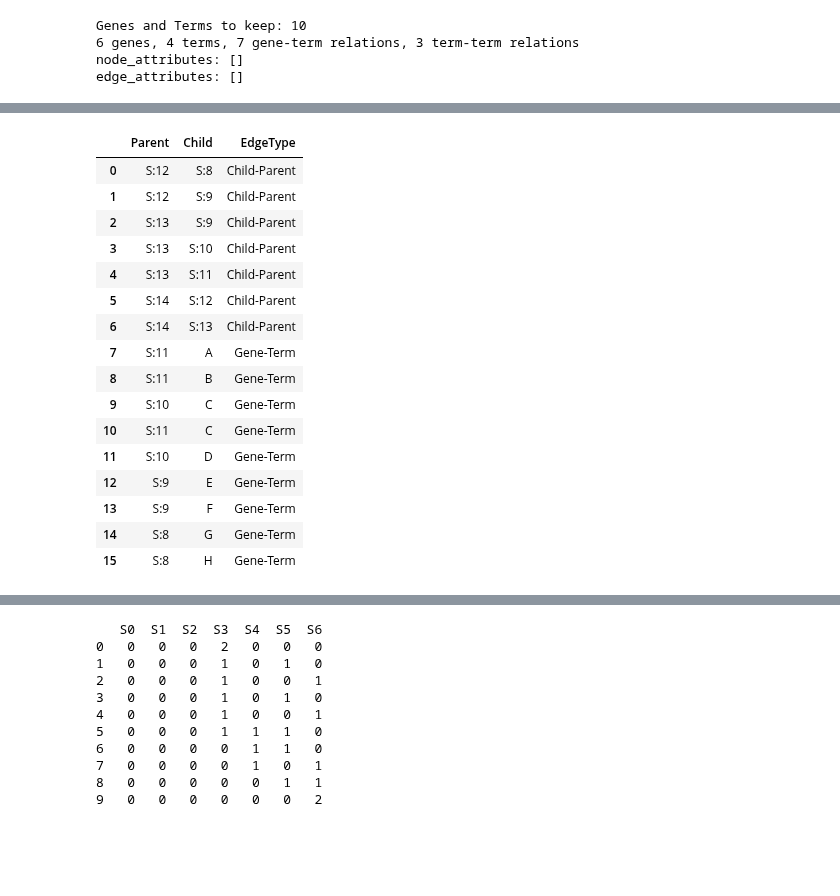
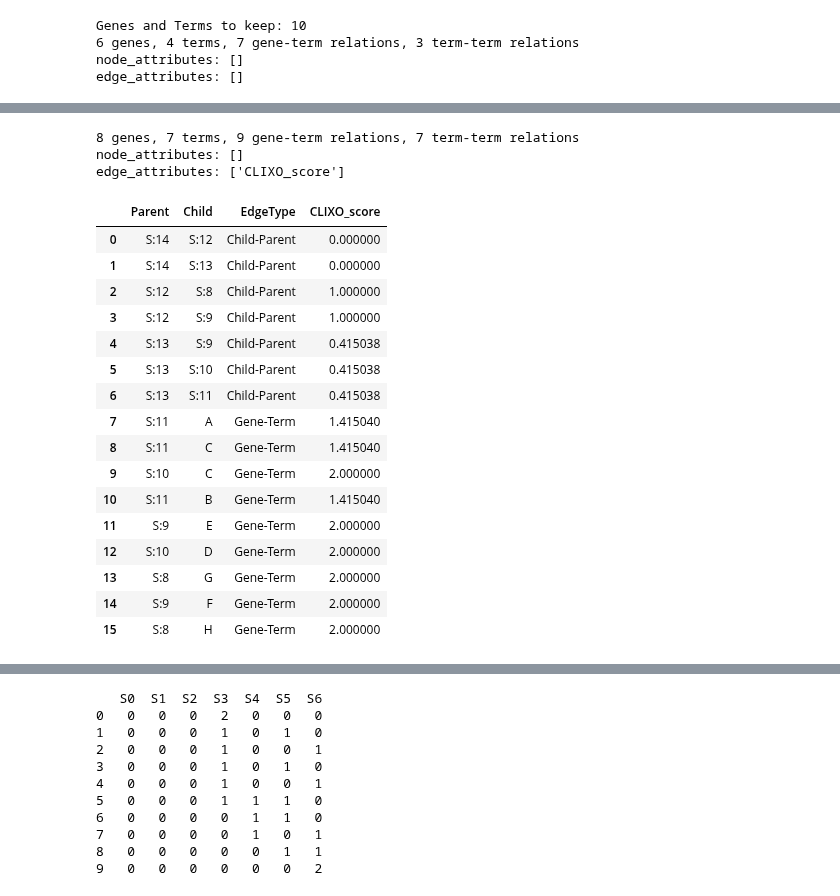
Before and after one commit to michaelkyu/ddot, a Jupyter notebook: examples/DDOT_tutorial.ipynb, the cells around one changed output, grey strips where cells are left out. Drawn from its saved outputs; the diff is of its cells as text; code cells hidden in the pictures; blank space fills up the shorter version.

```diff
--- a/examples/DDOT_tutorial.ipynb
+++ b/examples/DDOT_tutorial.ipynb
@@ -57,2 +70,0 @@ ont.to_table('toy_ontology.txt')
-# %%
-ont = Ontology.from_table('toy_ontology.txt')
@@ -280,20 +344,30 @@ ont2 = Ontology.run_clixo(sim, 0.0, 1.0, square=True, square_names=genes)
+# %%
+# Reconstruct the ontology using the CLIXO algorithm.
+# In general, you may feed any kind of gene-gene similarities, e.g. measurements of protein-protein interactions, gene co-expression, or genetic interactions.
+
+ont2 = Ontology.run_clixo(sim, 0.0, 1.0, square=True, square_names=genes)
+print(ont2)
+# %% [output]
+8 genes, 7 terms, 9 gene-term relations, 7 term-term relations
+node_attributes: []
+edge_attributes: ['CLIXO_score']
 # %%
-ont2.to_table()
+ont2.to_table(edge_attr=True)
 # %% [output]
-|  | Parent | Child | EdgeType |
-| 0 | S:12 | S:8 | Child-Parent |
-| 1 | S:12 | S:9 | Child-Parent |
-| 2 | S:13 | S:9 | Child-Parent |
-| 3 | S:13 | S:10 | Child-Parent |
-| 4 | S:13 | S:11 | Child-Parent |
-| 5 | S:14 | S:12 | Child-Parent |
-| 6 | S:14 | S:13 | Child-Parent |
-| 7 | S:11 | A | Gene-Term |
-| 8 | S:11 | B | Gene-Term |
-| 9 | S:10 | C | Gene-Term |
-| 10 | S:11 | C | Gene-Term |
-| 11 | S:10 | D | Gene-Term |
-| 12 | S:9 | E | Gene-Term |
-| 13 | S:9 | F | Gene-Term |
-| 14 | S:8 | G | Gene-Term |
-| 15 | S:8 | H | Gene-Term |
+|  | Parent | Child | EdgeType | CLIXO_score |
+| 0 | S:14 | S:12 | Child-Parent | 0.000000 |
+| 1 | S:14 | S:13 | Child-Parent | 0.000000 |
+| 2 | S:12 | S:8 | Child-Parent | 1.000000 |
+| 3 | S:12 | S:9 | Child-Parent | 1.000000 |
+| 4 | S:13 | S:9 | Child-Parent | 0.415038 |
+| 5 | S:13 | S:10 | Child-Parent | 0.415038 |
+| 6 | S:13 | S:11 | Child-Parent | 0.415038 |
+| 7 | S:11 | A | Gene-Term | 1.415040 |
+| 8 | S:11 | C | Gene-Term | 1.415040 |
+| 9 | S:10 | C | Gene-Term | 2.000000 |
+| 10 | S:11 | B | Gene-Term | 1.415040 |
+| 11 | S:9 | E | Gene-Term | 2.000000 |
+| 12 | S:10 | D | Gene-Term | 2.000000 |
+| 13 | S:8 | G | Gene-Term | 2.000000 |
+| 14 | S:9 | F | Gene-Term | 2.000000 |
+| 15 | S:8 | H | Gene-Term | 2.000000 |
```
Also changed, not shown: parts of 37 cells of this notebook, 4 other files.
